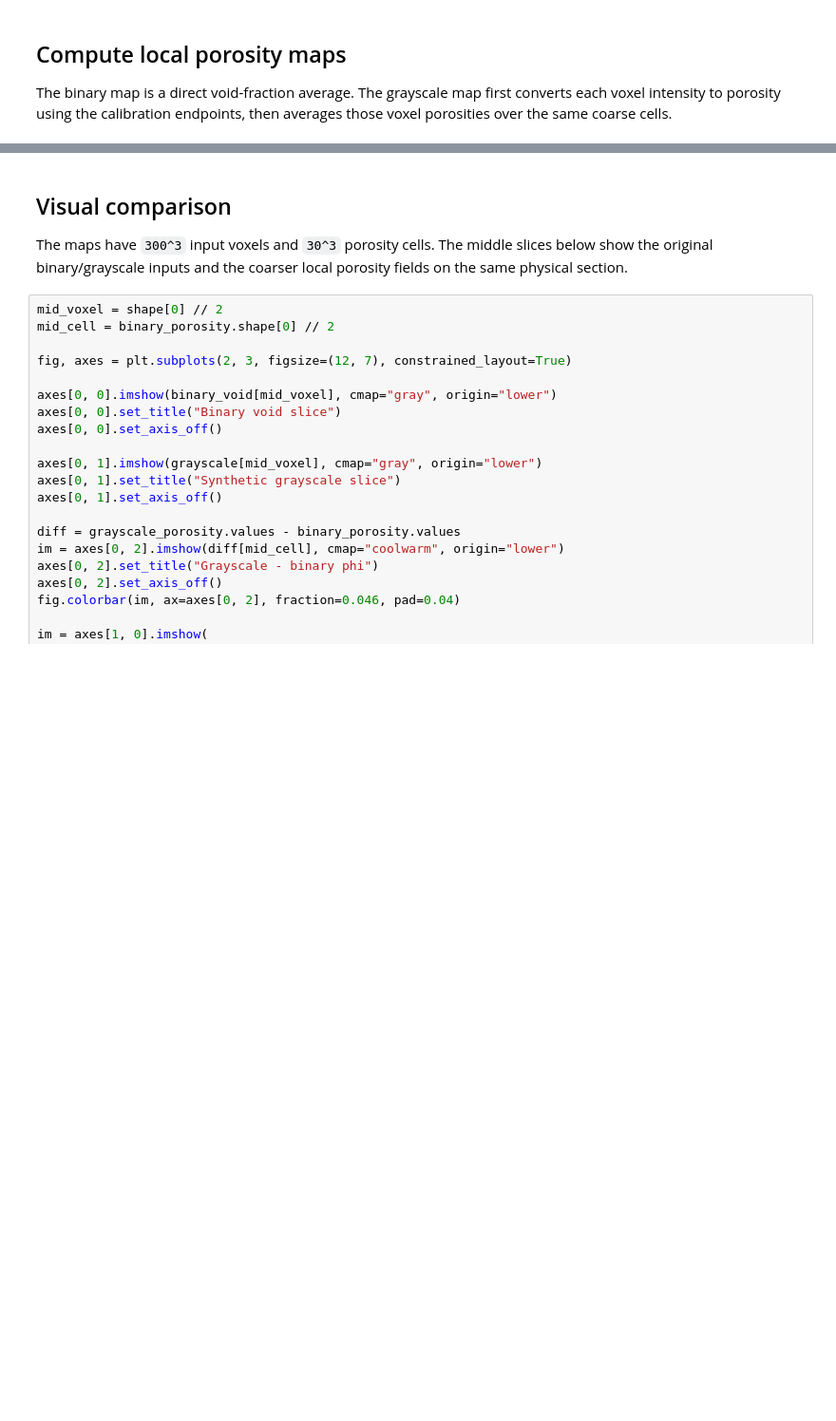
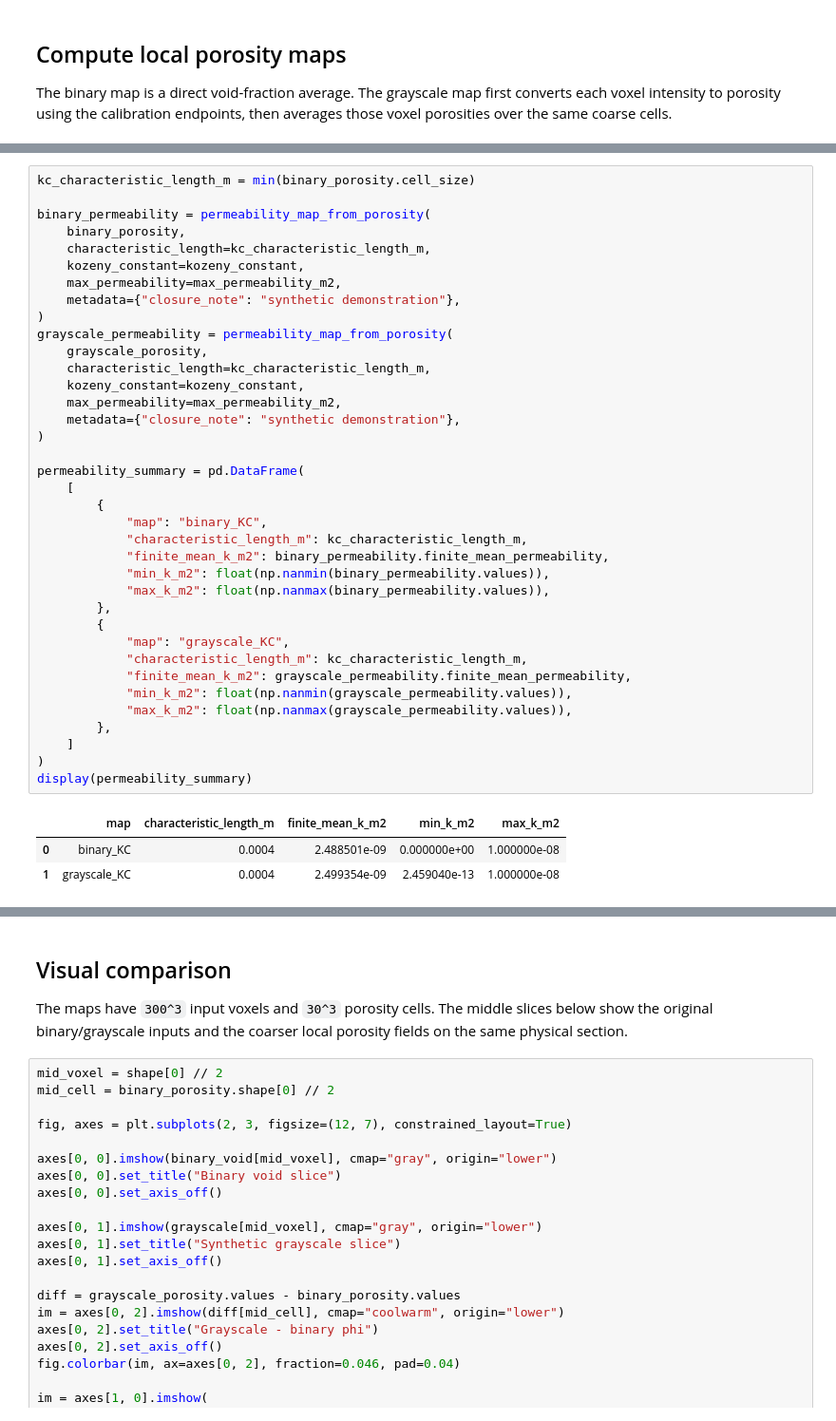
Before and after one commit to geomech-project/voids, a Jupyter notebook: notebooks/33_mwe_synthetic_porosity_maps.ipynb, the cells around one changed output, grey strips where cells are left out. Shown at 95% size. Drawn from its saved outputs; the diff is of its cells as text; blank space fills up the shorter version.

```diff
--- a/notebooks/33_mwe_synthetic_porosity_maps.ipynb
+++ b/notebooks/33_mwe_synthetic_porosity_maps.ipynb
@@ -201,0 +222,41 @@ display(summary)
+# %%
+kc_characteristic_length_m = min(binary_porosity.cell_size)
+
+binary_permeability = permeability_map_from_porosity(
+    binary_porosity,
+    characteristic_length=kc_characteristic_length_m,
+    kozeny_constant=kozeny_constant,
+    max_permeability=max_permeability_m2,
+    metadata={"closure_note": "synthetic demonstration"},
+)
+grayscale_permeability = permeability_map_from_porosity(
+    grayscale_porosity,
+    characteristic_length=kc_characteristic_length_m,
+    kozeny_constant=kozeny_constant,
+    max_permeability=max_permeability_m2,
+    metadata={"closure_note": "synthetic demonstration"},
+)
+
+permeability_summary = pd.DataFrame(
+    [
+        {
+            "map": "binary_KC",
+            "characteristic_length_m": kc_characteristic_length_m,
+            "finite_mean_k_m2": binary_permeability.finite_mean_permeability,
+            "min_k_m2": float(np.nanmin(binary_permeability.values)),
+            "max_k_m2": float(np.nanmax(binary_permeability.values)),
+        },
+        {
+            "map": "grayscale_KC",
+            "characteristic_length_m": kc_characteristic_length_m,
+            "finite_mean_k_m2": grayscale_permeability.finite_mean_permeability,
+            "min_k_m2": float(np.nanmin(grayscale_permeability.values)),
+            "max_k_m2": float(np.nanmax(grayscale_permeability.values)),
+        },
+    ]
+)
+display(permeability_summary)
+# %% [output]
+|  | map | characteristic_length_m | finite_mean_k_m2 | min_k_m2 | max_k_m2 |
+| 0 | binary_KC | 0.0004 | 2.488501e-09 | 0.000000e+00 | 1.000000e-08 |
+| 1 | grayscale_KC | 0.0004 | 2.499354e-09 | 2.459040e-13 | 1.000000e-08 |
```
Also changed, not shown: parts of 12 cells of this notebook, 3 other files.
